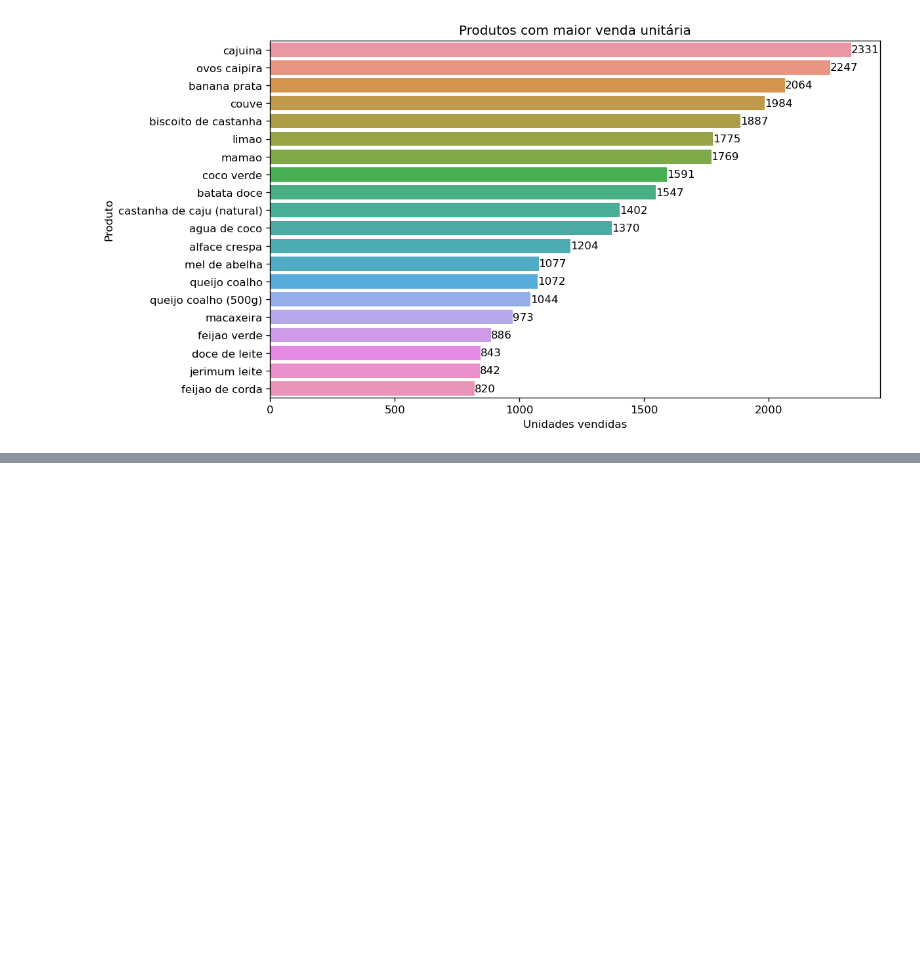
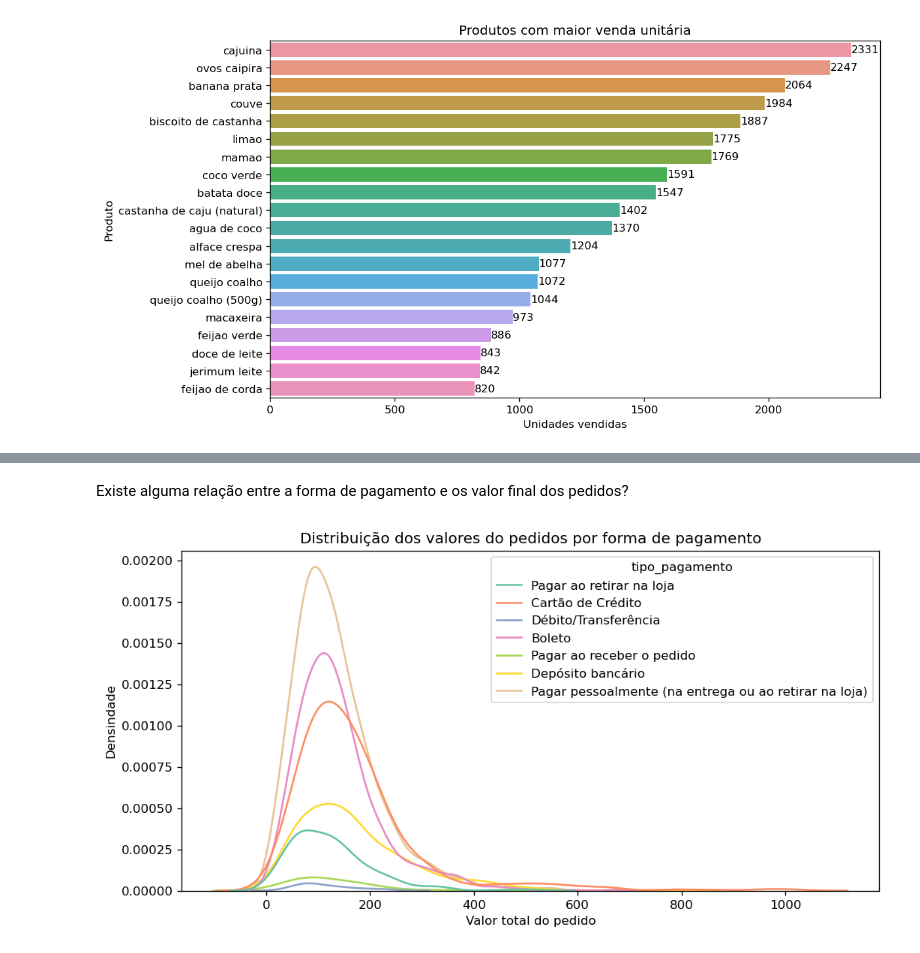
Before and after one commit to lgalicki/tcc-pos-ciecia-de-dados-pucmg, a Jupyter notebook: 2 - Análise e Exploração dos Dados.ipynb, the cells around one changed output, grey strips where cells are left out. Saved outputs shown, nothing was run; the diff lists cells and outputs as text; code cells hidden in the pictures; blank space fills up the shorter version.

```diff
--- a/2 - Análise e Exploração dos Dados.ipynb
+++ b/2 - Análise e Exploração dos Dados.ipynb
@@ -79,0 +116,9 @@ ax.bar_label(ax.containers[0]);
+# %% [markdown]
+Existe alguma relação entre a forma de pagamento e os valor final dos pedidos?
+# %%
+plt.figure(dpi=120,figsize=(10,5))
+ax = sns.kdeplot(data=df_pw,x='vl_final_pedido',hue='tipo_pagamento',palette='Set2')
+ax.set(title='Distribuição dos valores do pedidos por forma de pagamento',ylabel='Densindade',
+       xlabel='Valor total do pedido');
+# %% [output]
+[figure, added]
```
Also changed, not shown: parts of 15 cells of this notebook.
